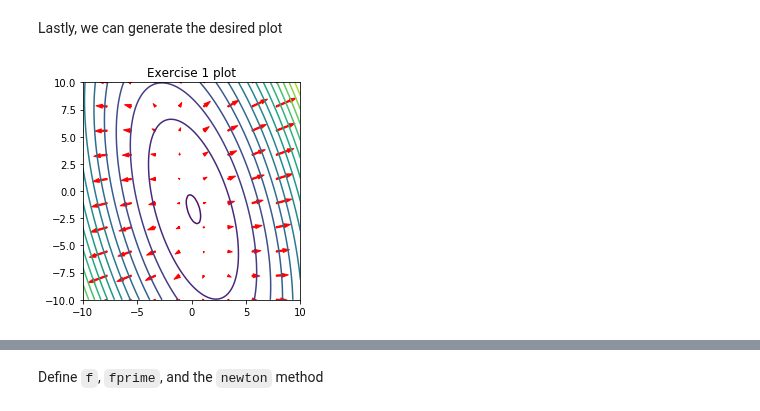
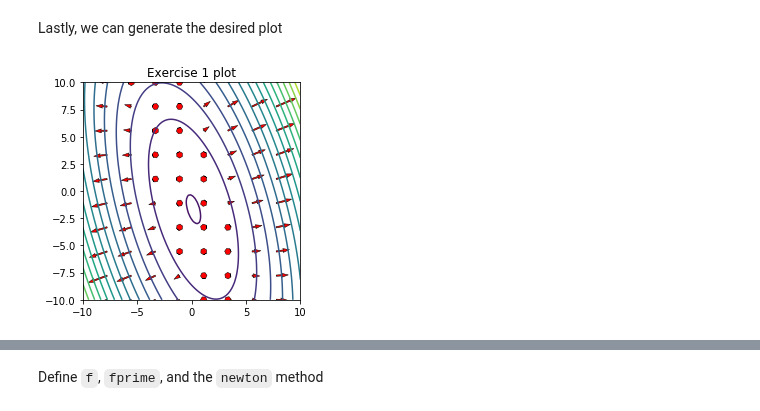
Before and after one commit to robkravec/sta-663-2021, a Jupyter notebook: notebooks/copies/homework/Homework09.ipynb, the cells around one changed output, grey strips where cells are left out. Cells and saved outputs as stored; diff of their text form; code cells hidden in the pictures.

Commit message:
Small improvement to quiver plot

```diff
--- a/notebooks/copies/homework/Homework09.ipynb
+++ b/notebooks/copies/homework/Homework09.ipynb
@@ -49,21 +49,21 @@ Lastly, we can generate the desired plot
 # %%
 # Plot contours
 x = y = np.linspace(start = -10, stop = 10, num = 100)
 X, Y = np.meshgrid(x, y)
 Z = f(X, Y)
 plt.contour(X, Y, Z, 15)
 
 # Plot gradient arrows
 x_quiv = y_quiv = np.linspace(start = -10, stop = 10, num = 10)
 X_quiv, Y_quiv = np.meshgrid(x_quiv, y_quiv)
 plt.quiver(X_quiv, Y_quiv, grad(X_quiv, Y_quiv)[0], grad(X_quiv, Y_quiv)[1], color = 'red', \
-           linewidths = 1, edgecolors = 'r')
+           linewidths = 0.5, edgecolor = 'k', facecolor = 'r', minlength = 5)
 
 # Format plot
 plt.axis('square');
 plt.title('Exercise 1 plot');
 # %% [output]
-[figure, old version]
+[figure, new version]
 # %% [markdown]
 **2**. (30 points)
 
```
